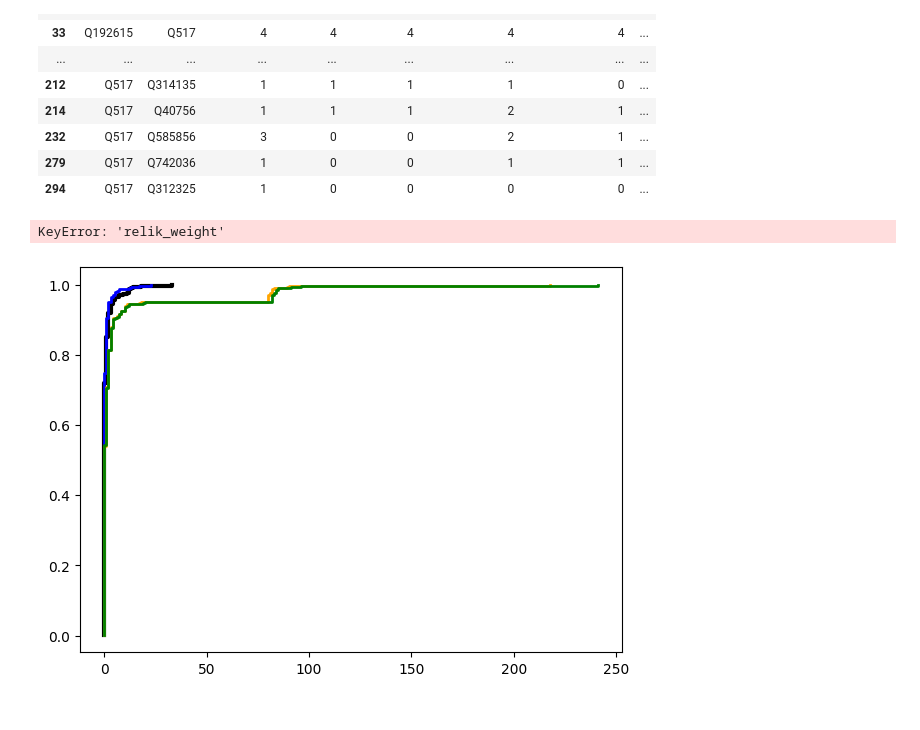
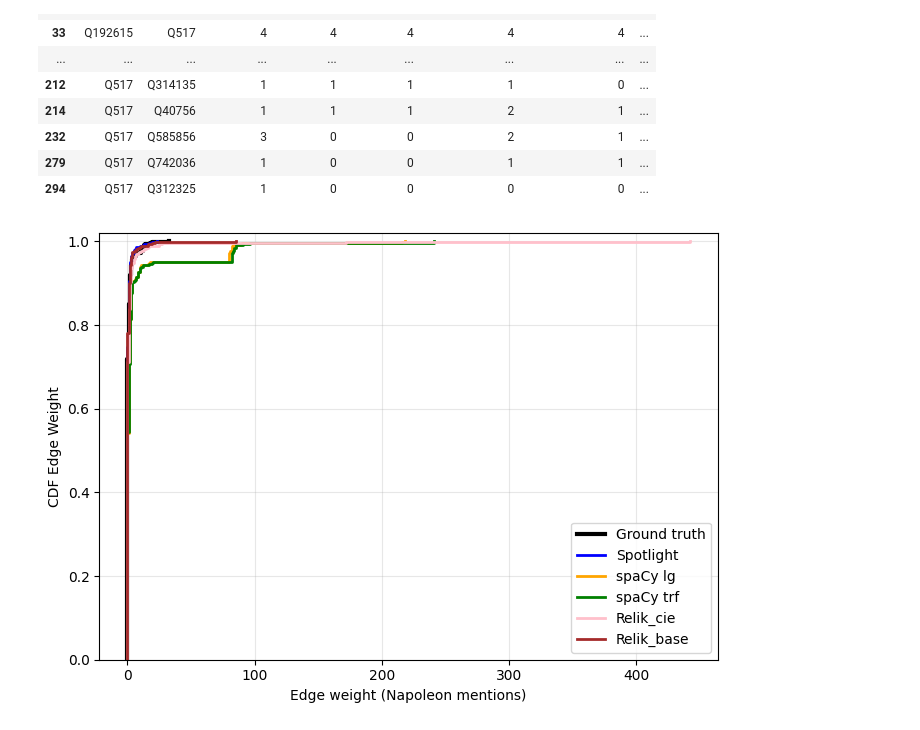
Before and after one commit to Karima-m/BSc_Project_Fall2026, a Jupyter notebook: notebooks/06_analysis.ipynb, the cells around one changed output. Drawn from its saved outputs; the diff is of its cells as text; code cells hidden in the pictures.

Commit message:
Make plots for analysis

```diff
--- a/notebooks/06_analysis.ipynb
+++ b/notebooks/06_analysis.ipynb
@@ -166,0 +205,31 @@ pd.DataFrame(results)
+# %%
+# only ground truth values > 0
+gt_over_zero = weight_df[weight_df['GT_weight']>0]
+
+order = ['lg', 'trf', 'Spotlight', 'Relik_base', 'Relik_cie']
+
+rows = []
+for col, label in models:
+    data = gt_over_zero
+
+    log_gt   = np.log10(data['GT_weight'] + 1)
+    log_pred = np.log10(data[col] + 1)
+
+    err  = log_pred - log_gt
+    mse  = np.mean(err ** 2)
+    rmse = np.sqrt(mse)
+
+    rows.append({
+        'Model': label,
+        'n': len(data),
+        'Log MSE': round(mse, 3),
+        'Log RMSE': round(rmse, 3),
+    })
+
+results = (
+    pd.DataFrame(rows)
+      .set_index('Model')
+      .reindex(order)
+)
+
+print(results.to_string())
@@ -258,0 +361,9 @@ weight_df[weight_df['target_ID']=='Q171480']
+# %%
+titles = pd.read_csv('../data/napoleon_target_names.csv')
+
+# wikidata_id -> page_title
+id_to_title = titles.drop_duplicates('wikidata_id').set_index('wikidata_id')['page_title']
+
+weight_df['target_title'] = weight_df['target_ID'].map(id_to_title)
+
+weight_df
@@ -297,30 +442,28 @@ display(HTML(spotlight_mistakes.to_html()))
 # %%
 cols = [
     ('GT_weight',        'Ground truth', 'black'),
     ('spotlight_weight', 'Spotlight',    'blue'),
     ('LG_weight',        'spaCy lg',     'orange'),
     ('TRF_weight',       'spaCy trf',    'green'),
-    ('relik_weight',     'Relik',        'purple'),
     ('relik_cie_weight', 'Relik_cie',    'pink'),
-    ('relik_names_weight', 'Relik_names',    'brown')
+    ('relik_base_weight', 'Relik_base',    'brown')
 
 ]
 
 fig, ax = plt.subplots(figsize=(7, 5))
 
 for col, label, color in cols:
     x = np.sort(weight_df[col])
     y = np.arange(1, len(x) + 1) / len(x)
     ax.step(x, y, where='post', label=label, color=color,
             linewidth=3 if col == 'GT_weight' else 2)
 
 ax.set_xlabel('Edge weight (Napoleon mentions)')
 ax.set_ylabel('CDF Edge Weight')
 ax.set_ylim(0, 1.02)
 ax.grid(alpha=0.3)
 ax.legend()
 plt.tight_layout()
 plt.show()
 # %% [output]
-KeyError: 'relik_weight'
-[figure, old version]
+[figure, new version]
```
Also changed, not shown: parts of 18 cells of this notebook, 2 other files.
